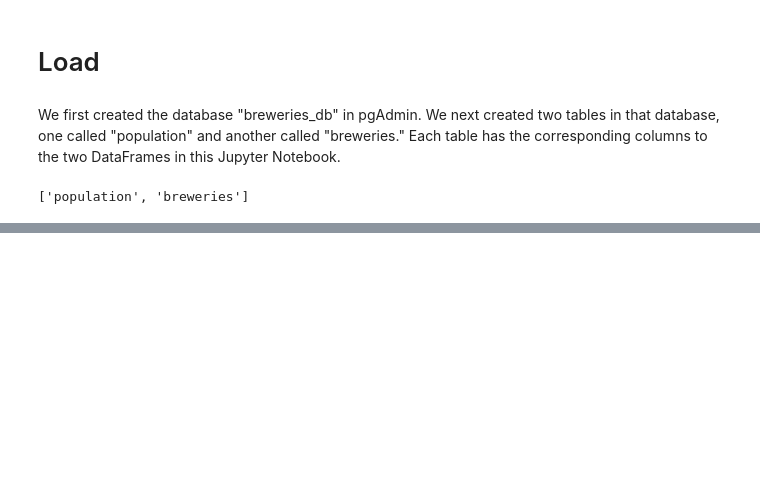
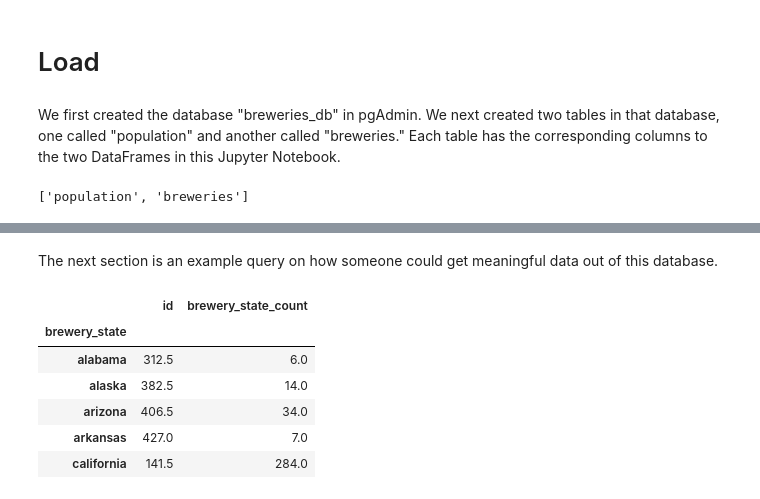
Before and after one commit to NateWitte/ETL-Project, a Jupyter notebook: UnitedStatesBreweries.ipynb, the cells around one changed output, grey strips where cells are left out. Cells and saved outputs as stored; diff of their text form; code cells hidden in the pictures; blank space fills up the shorter version.

```diff
--- a/UnitedStatesBreweries.ipynb
+++ b/UnitedStatesBreweries.ipynb
@@ -235,0 +265,14 @@ brew_transformed.to_sql(name='breweries', con=engine, if_exists='append', index=
+# %% [markdown]
+The next section is an example query on how someone could get meaningful data out of this database.
+# %%
+breweries_df=pd.read_sql_query("select * from breweries", con=engine)
+brew_grouped_df=breweries_df.groupby("brewery_state").mean()
+brew_grouped_df.head()
+# %% [output]
+|  | id | brewery_state_count |
+| brewery_state |  |  |
+| alabama | 312.5 | 6.0 |
+| alaska | 382.5 | 14.0 |
+| arizona | 406.5 | 34.0 |
+| arkansas | 427.0 | 7.0 |
+| california | 141.5 | 284.0 |
```
Also changed, not shown: parts of 9 cells of this notebook.
